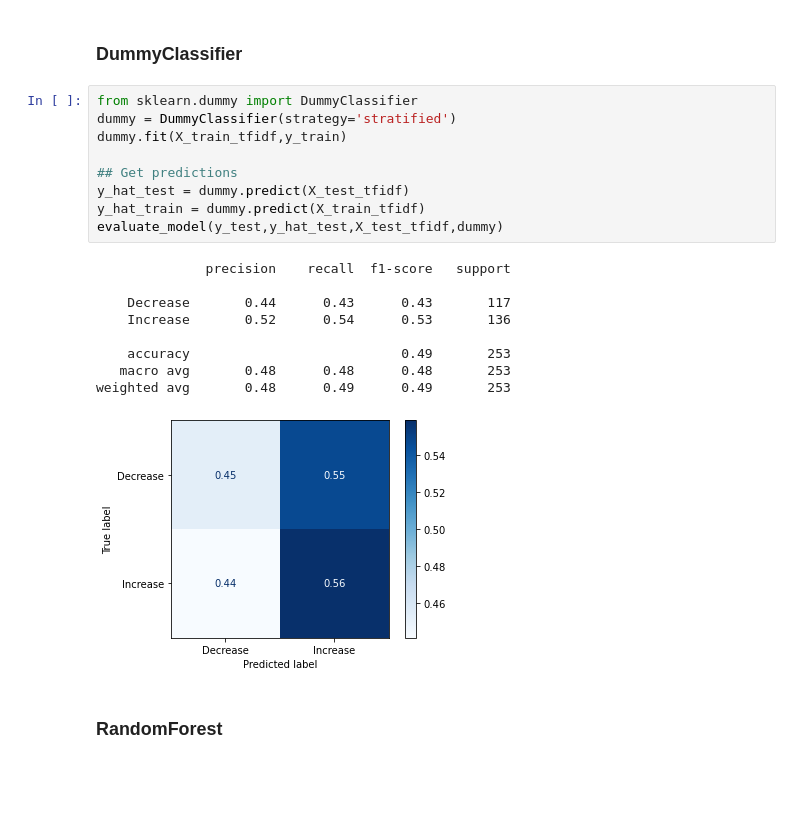
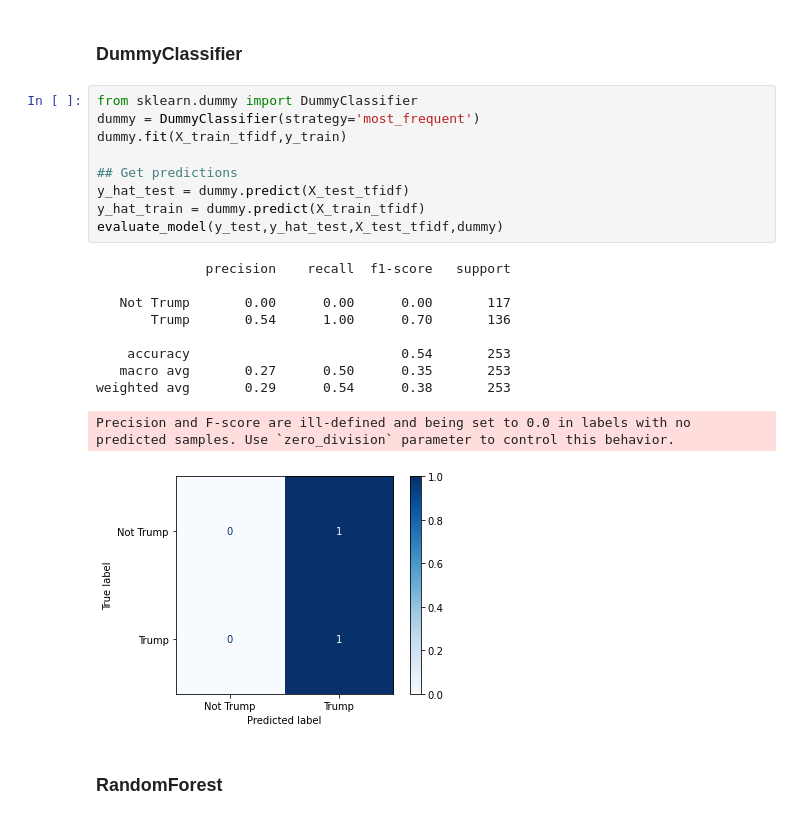
Before and after one commit to jirvingphd/capstone-project-using-trumps-tweets-to-predict-stock-market, a Jupyter notebook: Capstone Restarted 10-2020.ipynb, the cells around one changed output. Drawn from its saved outputs; the diff is of its cells as text; blank space fills up the shorter version.

```diff
--- a/Capstone Restarted 10-2020.ipynb
+++ b/Capstone Restarted 10-2020.ipynb
@@ -842,23 +842,24 @@ def evaluate_model(y_test,y_hat_test,X_test,clf=None,
 ### DummyClassifier
 # %%
 from sklearn.dummy import DummyClassifier
-dummy = DummyClassifier(strategy='stratified')
+dummy = DummyClassifier(strategy='most_frequent')
 dummy.fit(X_train_tfidf,y_train)
 
 ## Get predictions
 y_hat_test = dummy.predict(X_test_tfidf)
 y_hat_train = dummy.predict(X_train_tfidf)
 evaluate_model(y_test,y_hat_test,X_test_tfidf,dummy)
 # %% [output]
               precision    recall  f1-score   support
 
-    Decrease       0.44      0.43      0.43       117
-    Increase       0.52      0.54      0.53       136
+   Not Trump       0.00      0.00      0.00       117
+       Trump       0.54      1.00      0.70       136
 
-    accuracy                           0.49       253
-   macro avg       0.48      0.48      0.48       253
-weighted avg       0.48      0.49      0.49       253
+    accuracy                           0.54       253
+   macro avg       0.27      0.50      0.35       253
+weighted avg       0.29      0.54      0.38       253
+Precision and F-score are ill-defined and being set to 0.0 in labels with no predicted samples. Use `zero_division` parameter to control this behavior.
-[figure, old version]
+[figure, new version]
 # %% [markdown]
 ### RandomForest
 # %%
```
Also changed, not shown: parts of 35 cells of this notebook.
